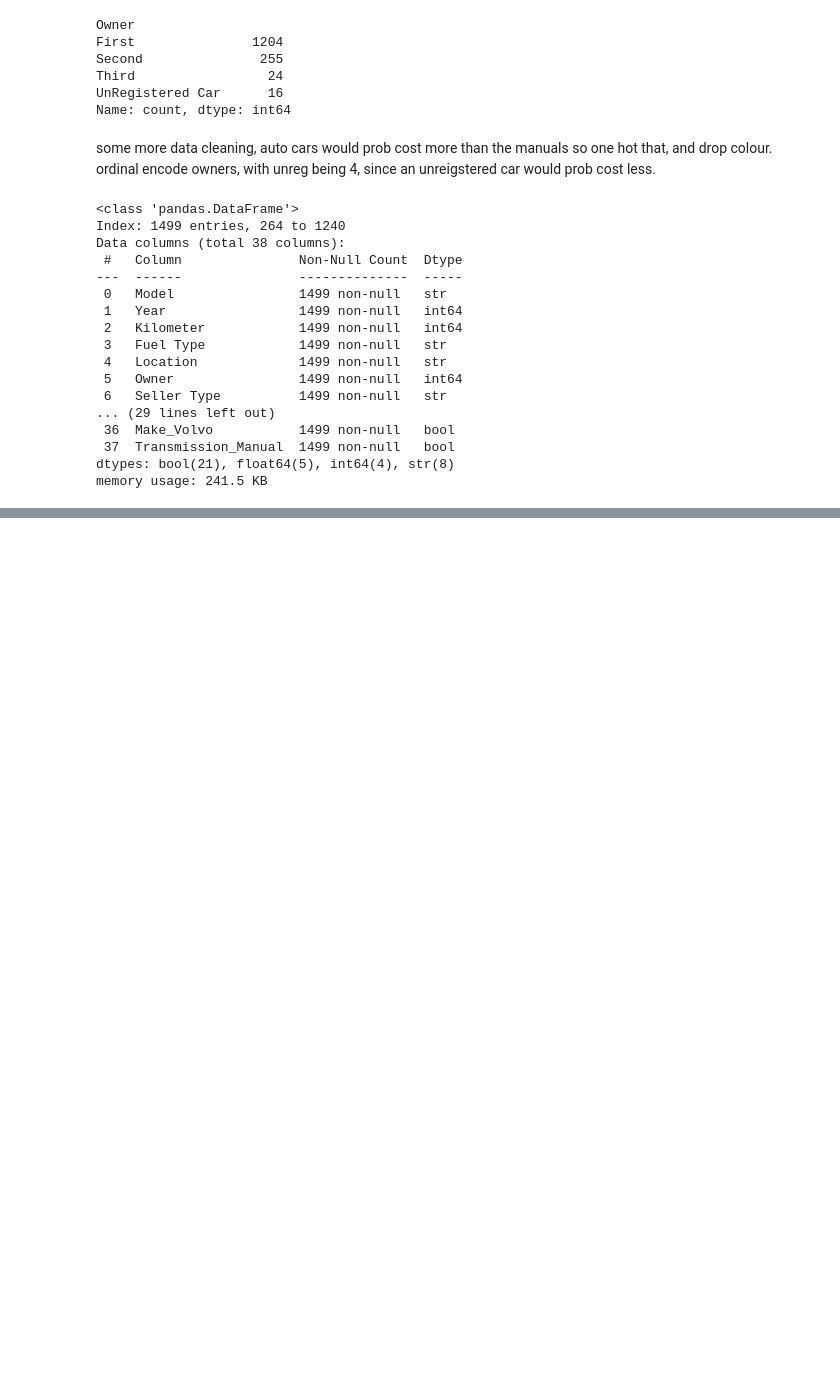
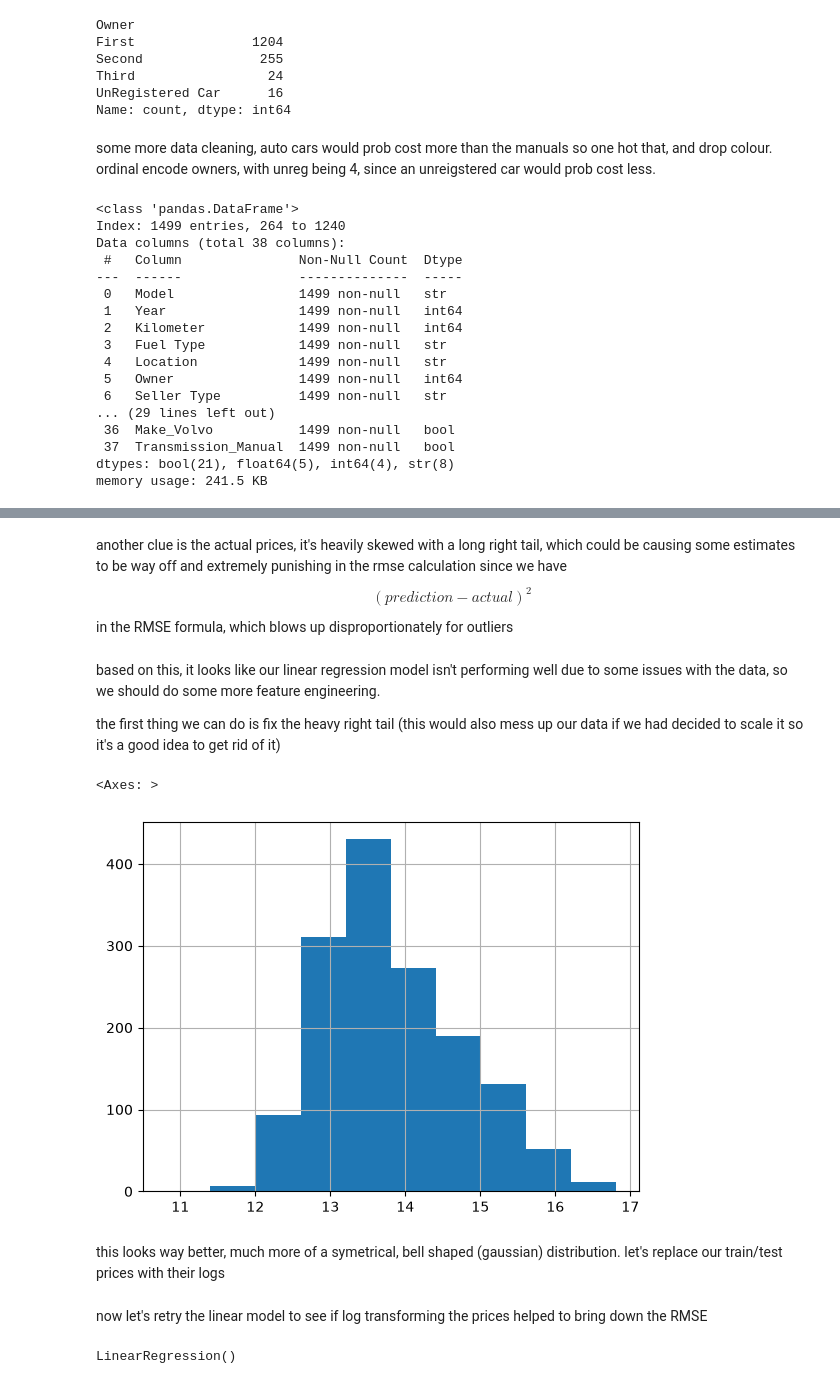
Before and after one commit to zainbabar/vehicle-price-predictor, a Jupyter notebook: vehicle.ipynb, the cells around one changed output, grey strips where cells are left out. Cells and saved outputs as stored; diff of their text form; code cells hidden in the pictures; blank space fills up the shorter version.

```diff
--- a/vehicle.ipynb
+++ b/vehicle.ipynb
@@ -186,0 +511,13 @@ train_set.drop(columns=["Fuel Type"])
+# %% [markdown]
+another clue is the actual prices, it's heavily skewed with a long right tail, which could be causing some estimates to be way off and extremely punishing in the rmse calculation since we have $$(prediction - actual)^2$$ in the RMSE formula, which blows up disproportionately for outliers
+# %% [markdown]
+based on this, it looks like our linear regression model isn't performing well due to some issues with the data, so we should do some more feature engineering.
+
+the first thing we can do is fix the heavy right tail (this would also mess up our data if we had decided to scale it so it's a good idea to get rid of it)
+# %%
+np.log(y_train).hist()
+# %% [output]
+<Axes: >
+[figure, added]
+# %% [markdown]
+this looks way better, much more of a symetrical, bell shaped (gaussian) distribution. let's replace our train/test prices with their logs
@@ -186,0 +527,6 @@ train_set.drop(columns=["Fuel Type"])
+# %% [markdown]
+now let's retry the linear model to see if log transforming the prices helped to bring down the RMSE
+# %%
+lin_reg.fit(X_train, y_train)
+# %% [output]
+LinearRegression()
```
Also changed, not shown: parts of 45 cells of this notebook.
